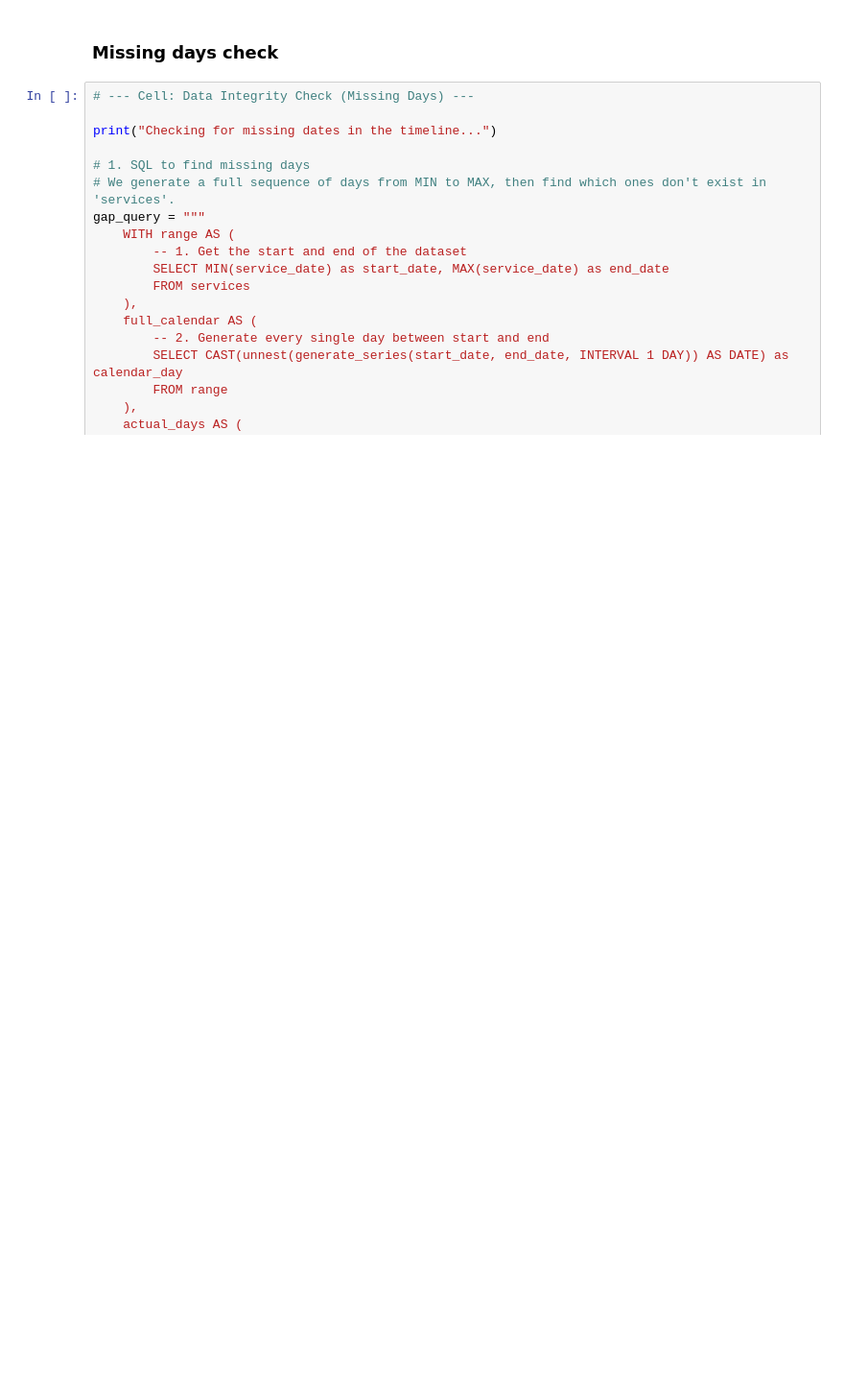
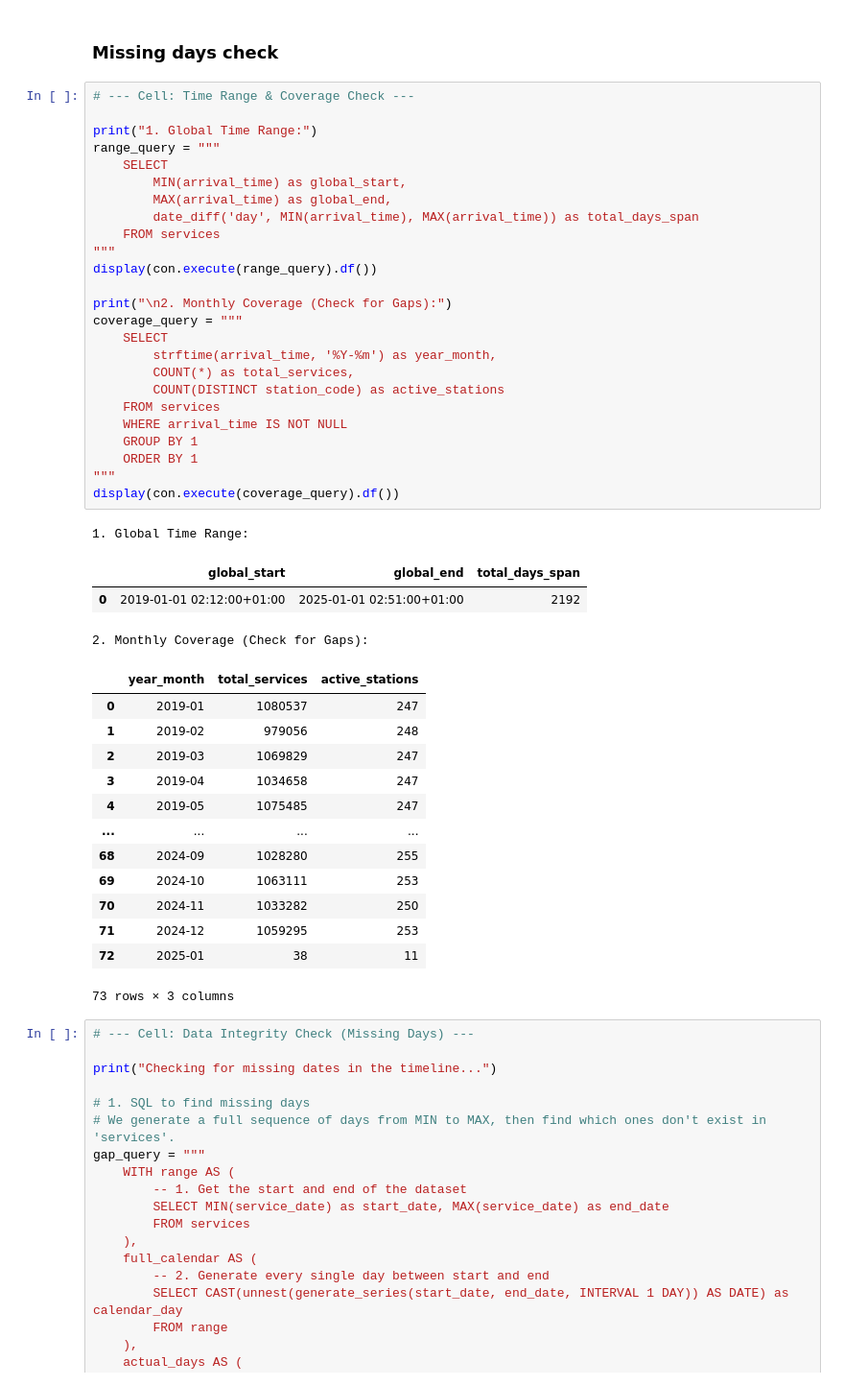
Before and after one commit to jbaonl/MSc-Thesis, a Jupyter notebook: MSc-Thesis/Bao/EDA.ipynb, the cells around one changed output. Shown at 96% size. Drawn from its saved outputs; the diff is of its cells as text; blank space fills up the shorter version.

```diff
--- a/MSc-Thesis/Bao/EDA.ipynb
+++ b/MSc-Thesis/Bao/EDA.ipynb
@@ -353,5 +834,48 @@ duckdb.sql(f"SUMMARIZE SELECT * FROM '{holiday_path}'").show()
 # %% [markdown]
 ### Missing days check
+# %%
+# --- Cell: Time Range & Coverage Check ---
+
+print("1. Global Time Range:")
+range_query = """
+    SELECT
+        MIN(arrival_time) as global_start,
+        MAX(arrival_time) as global_end,
+        date_diff('day', MIN(arrival_time), MAX(arrival_time)) as total_days_span
+    FROM services
+"""
+display(con.execute(range_query).df())
+
+print("\n2. Monthly Coverage (Check for Gaps):")
+coverage_query = """
+    SELECT
+        strftime(arrival_time, '%Y-%m') as year_month,
+        COUNT(*) as total_services,
+        COUNT(DISTINCT station_code) as active_stations
+    FROM services
+    WHERE arrival_time IS NOT NULL
+    GROUP BY 1
+    ORDER BY 1
+"""
+display(con.execute(coverage_query).df())
+# %% [output]
+1. Global Time Range:
+|  | global_start | global_end | total_days_span |
+| 0 | 2019-01-01 02:12:00+01:00 | 2025-01-01 02:51:00+01:00 | 2192 |
+2. Monthly Coverage (Check for Gaps):
+|  | year_month | total_services | active_stations |
+| 0 | 2019-01 | 1080537 | 247 |
+| 1 | 2019-02 | 979056 | 248 |
+| 2 | 2019-03 | 1069829 | 247 |
+| 3 | 2019-04 | 1034658 | 247 |
+| 4 | 2019-05 | 1075485 | 247 |
+| ... | ... | ... | ... |
+| 68 | 2024-09 | 1028280 | 255 |
+| 69 | 2024-10 | 1063111 | 253 |
+| 70 | 2024-11 | 1033282 | 250 |
+| 71 | 2024-12 | 1059295 | 253 |
+| 72 | 2025-01 | 38 | 11 |
+73 rows × 3 columns
 # %%
 # --- Cell: Data Integrity Check (Missing Days) ---
 
```
Also changed, not shown: parts of 58 cells of this notebook, 1 other file.
